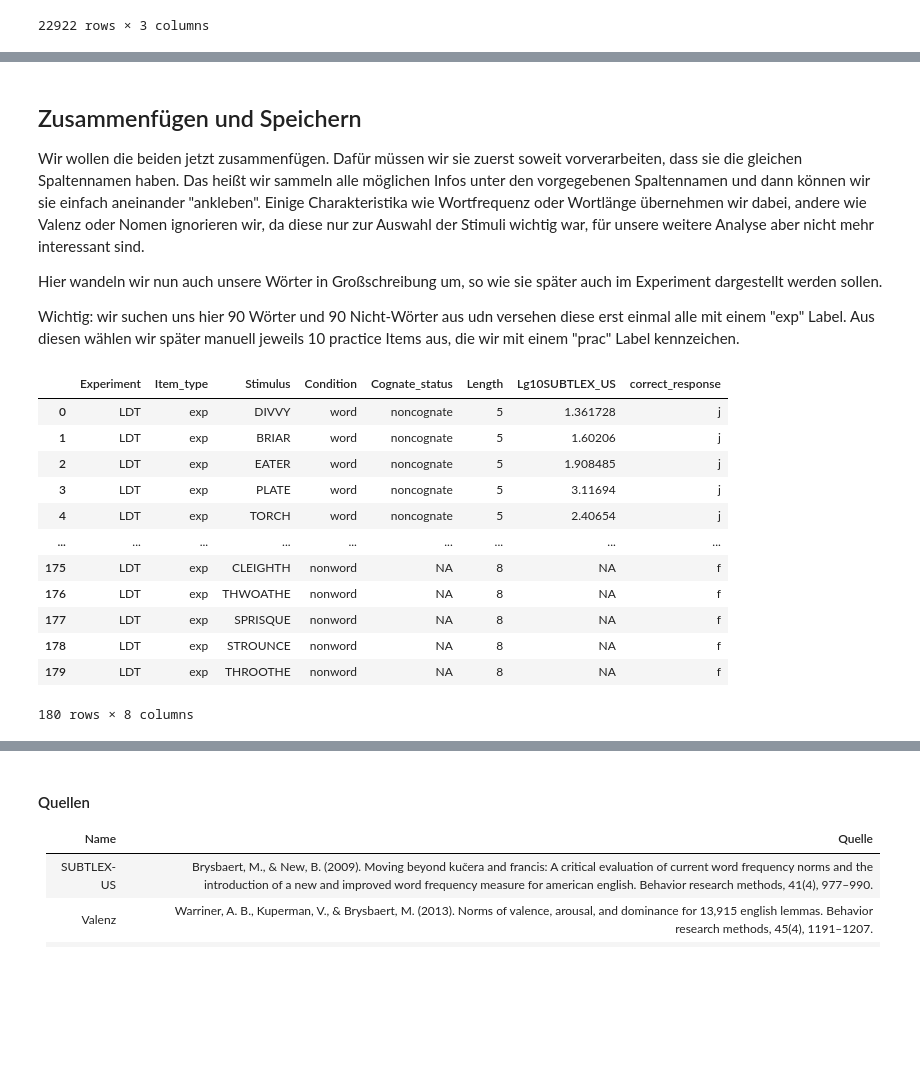
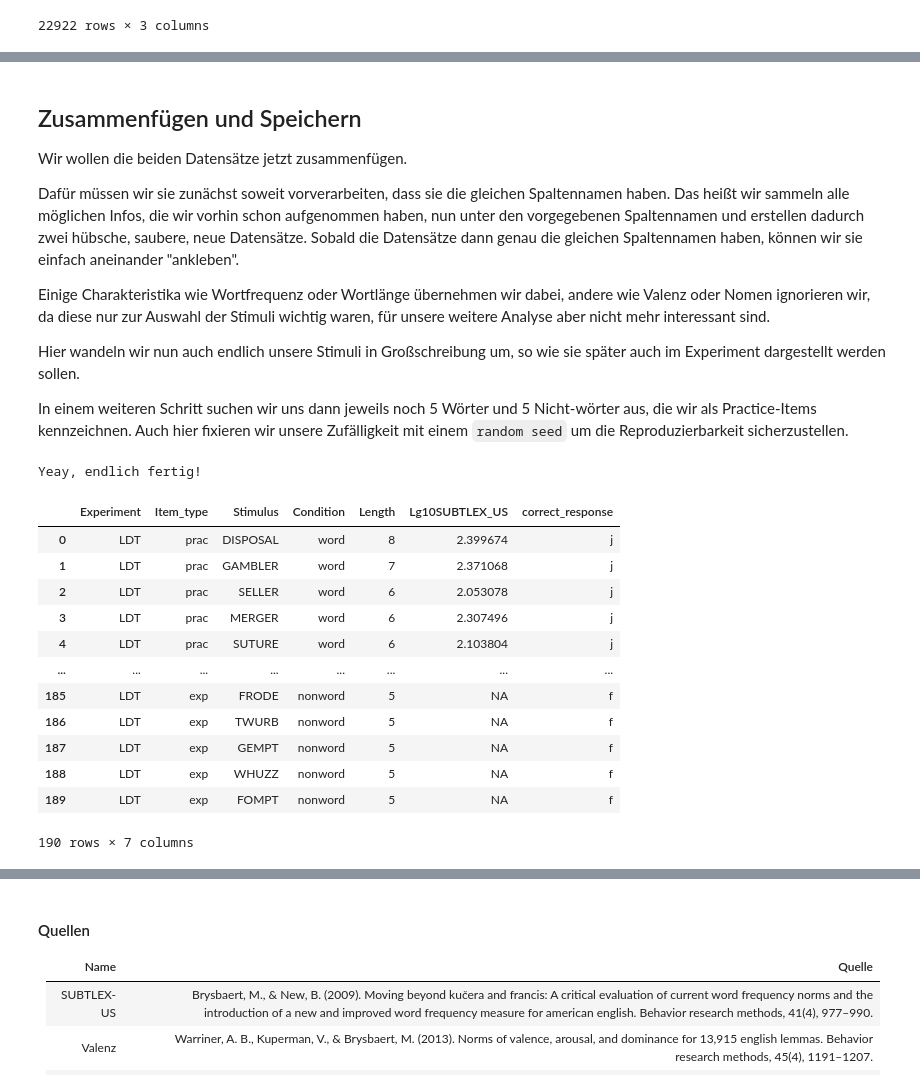
Before and after one commit to jasminorth/lang_emot_cognition, a Jupyter notebook: dataset_creation/dataset_creation.ipynb, the cells around one changed output, grey strips where cells are left out. Cells and saved outputs as stored; diff of their text form; code cells hidden in the pictures; blank space fills up the shorter version.

```diff
--- a/dataset_creation/dataset_creation.ipynb
+++ b/dataset_creation/dataset_creation.ipynb
@@ -62,11 +54,12 @@ True
 # Und wie viele wir haben wollen
 
 # Wie viele Wörter (und Nonwörter) wollen wir am Ende haben?
-# -> jeweils 80 Experimnet Items + 10 Practice Items (d.h. 180 insgesamt)
-N_WORDS = 90
+# insgesamt 10 practice items und 180 experiment items (6 Blöcke x 30 items = 180)
+# -> d.h. jeweils 5 practice items plus jeweils 90 experiment items (Wörter bzw. Nonwörter)
+N_WORDS = 95
 
 # Frequenz: die Range geht von 0.48 bis 6.33 (Logarithmus)
-MIN_FREQ = 1        # nichts zu niedrig frequentes (Zipf?)
+MIN_FREQ = 1        # nichts zu niederfrequentes (siehe Zipfsche Verteilung)
 MAX_FREQ = 4       # nichts zu hochfrequentes
 
 # Länge: die Range geht von 1.00 bis 28.00
@@ -757,8 +763,9 @@ for target in targets:
     selected.append(uniform_df.loc[idx])
     uniform_df = uniform_df.drop(idx)
 
+# mache aus der oben getroffenen Auswahl wieder einen Datensatz und sortiere ihn nach Wortlänge
 sampled = pd.DataFrame(selected)
-sampled = sampled.sort_values(by="length")
+sampled = sampled.sort_values(by="length").reset_index(drop=True)
 
 # Feedback
 print (f"""Found {len(sampled)} words that fit our prerequisites.
@@ -1072,10 +1088,14 @@ Matched Nonwords on length, now we have 90 words.
 # %% [markdown]
 ## Zusammenfügen und Speichern
 
-Wir wollen die beiden jetzt zusammenfügen. Dafür müssen wir sie zuerst soweit vorverarbeiten, dass sie die gleichen Spaltennamen haben. Das heißt wir sammeln alle möglichen Infos unter den vorgegebenen Spaltennamen und dann können wir sie einfach aneinander "ankleben". Einige Charakteristika wie Wortfrequenz oder Wortlänge übernehmen wir dabei, andere wie Valenz oder Nomen ignorieren wir, da diese nur zur Auswahl der Stimuli wichtig war, für unsere weitere Analyse aber nicht mehr interessant sind.
+Wir wollen die beiden Datensätze jetzt zusammenfügen.
 
-Hier wandeln wir nun auch unsere Wörter in Großschreibung um, so wie sie später auch im Experiment dargestellt werden sollen.
+Dafür müssen wir sie zunächst soweit vorverarbeiten, dass sie die gleichen Spaltennamen haben. Das heißt wir sammeln alle möglichen Infos, die wir vorhin schon aufgenommen haben, nun unter den vorgegebenen Spaltennamen und erstellen dadurch zwei hübsche, saubere, neue Datensätze. Sobald die Datensätze dann genau die gleichen Spaltennamen haben, können wir sie einfach aneinander "ankleben".
 
-Wichtig: wir suchen uns hier 90 Wörter und 90 Nicht-Wörter aus udn versehen diese erst einmal alle mit einem "exp" Label. Aus diesen wählen wir später manuell jeweils 10 practice Items aus, die wir mit einem "prac" Label kennzeichen.
+Einige Charakteristika wie Wortfrequenz oder Wortlänge übernehmen wir dabei, andere wie Valenz oder Nomen ignorieren wir, da diese nur zur Auswahl der Stimuli wichtig waren, für unsere weitere Analyse aber nicht mehr interessant sind.
+
+Hier wandeln wir nun auch endlich unsere Stimuli in Großschreibung um, so wie sie später auch im Experiment dargestellt werden sollen.
+
+In einem weiteren Schritt suchen wir uns dann jeweils noch 5 Wörter und 5 Nicht-wörter aus, die wir als Practice-Items kennzeichnen. Auch hier fixieren wir unsere Zufälligkeit mit einem ``random seed`` um die Reproduzierbarkeit sicherzustellen.
 # %%
 # # So ungefähr soll es dann aussehen:
@@ -1092,40 +1113,66 @@ Wichtig: wir suchen uns hier 90 Wörter und 90 Nicht-Wörter aus udn versehen di
 # %%
 word_df = pd.DataFrame({"Experiment": "LDT",    # immer LDT
         "Item_type": "exp",      # exp oder prac
         "Stimulus": sampled["word"].str.upper(),       # stimuli
         "Condition": "word",      # word oder nonword
-        "Cognate_status": "noncognate",     # noncognate oder NA
         "Length": sampled["length"],     # Wortlänge
         "Lg10SUBTLEX_US": sampled["freq"],     # Wortfrequenz oder NA
         "correct_response": "j"})       # j oder f
 
 nonword_df = pd.DataFrame({"Experiment": "LDT",    # immer LDT
         "Item_type": "exp",      # exp oder prac
         "Stimulus": selected_nonwords["nonword"].str.upper(),       # stimuli
         "Condition": "nonword",      # word oder nonword
-        "Cognate_status": "NA",     # noncognate oder NA
         "Length": selected_nonwords["length"],     # Wortlänge
         "Lg10SUBTLEX_US": "NA",     # Wortfrequenz oder NA
         "correct_response": "f"})       # j oder f
 
+
+# Practice items hinzufügen
+# Zufälligkeit fixieren (Reproducibility)
+np.random.seed(44)
+
+# suche zufällig 5 practice items aus dem Wörterdatensatz aus
+word_df = word_df.copy()
+word_prac_idx = np.random.choice(word_df.index, size = 5, replace = False)
+word_df.loc[word_prac_idx, "Item_type"] = "prac"
+
+# suche zufällig 5 practice items aus dem Nonworddatensatz aus
+# da beide Datensätze nach Länge geordnet sind und die gleiche Anzahl an Längen enthalten,
+# benutzen wir hier den gleichen Zufälligkeitsindex wie bei den Wörtern und bekommen so genau die
+# gleiche Wortlängenverteilung heraus
+nonword_df = nonword_df.copy()
+nonword_df.loc[word_prac_idx, "Item_type"] = "prac"
+
+# klebe die beiden Datensätze zusammen
 full_df = pd.concat([word_df, nonword_df], ignore_index = True)
+
+# sortieren, damits netter ausschaut
+# practice items zuerst, dann experiment items
+# Wörter vor Nicht-wörtern
+# und dann noch nach Länge
+full_df = full_df.sort_values(by=["Item_type", "Condition", "Length"], ascending = False).reset_index(drop=True)
+
+# Feedback
+print("Yeay, endlich fertig!")
 
 # So sieht das dann aus
 full_df
 # %% [output]
+Yeay, endlich fertig!
-|  | Experiment | Item_type | Stimulus | Condition | Cognate_status | Length | Lg10SUBTLEX_US | correct_response |
-| 0 | LDT | exp | DIVVY | word | noncognate | 5 | 1.361728 | j |
-| 1 | LDT | exp | BRIAR | word | noncognate | 5 | 1.60206 | j |
-| 2 | LDT | exp | EATER | word | noncognate | 5 | 1.908485 | j |
-| 3 | LDT | exp | PLATE | word | noncognate | 5 | 3.11694 | j |
-| 4 | LDT | exp | TORCH | word | noncognate | 5 | 2.40654 | j |
-| ... | ... | ... | ... | ... | ... | ... | ... | ... |
-| 175 | LDT | exp | CLEIGHTH | nonword | NA | 8 | NA | f |
-| 176 | LDT | exp | THWOATHE | nonword | NA | 8 | NA | f |
-| 177 | LDT | exp | SPRISQUE | nonword | NA | 8 | NA | f |
-| 178 | LDT | exp | STROUNCE | nonword | NA | 8 | NA | f |
-| 179 | LDT | exp | THROOTHE | nonword | NA | 8 | NA | f |
+|  | Experiment | Item_type | Stimulus | Condition | Length | Lg10SUBTLEX_US | correct_response |
+| 0 | LDT | prac | DISPOSAL | word | 8 | 2.399674 | j |
+| 1 | LDT | prac | GAMBLER | word | 7 | 2.371068 | j |
+| 2 | LDT | prac | SELLER | word | 6 | 2.053078 | j |
+| 3 | LDT | prac | MERGER | word | 6 | 2.307496 | j |
+| 4 | LDT | prac | SUTURE | word | 6 | 2.103804 | j |
+| ... | ... | ... | ... | ... | ... | ... | ... |
+| 185 | LDT | exp | FRODE | nonword | 5 | NA | f |
+| 186 | LDT | exp | TWURB | nonword | 5 | NA | f |
+| 187 | LDT | exp | GEMPT | nonword | 5 | NA | f |
+| 188 | LDT | exp | WHUZZ | nonword | 5 | NA | f |
+| 189 | LDT | exp | FOMPT | nonword | 5 | NA | f |
-180 rows × 8 columns
+190 rows × 7 columns
 # %%
 # Speichern
 full_df.to_csv("dataset_experiment_stimuli.csv", encoding='utf-8', index=False, sep = ";")
```
Also changed, not shown: parts of 31 cells of this notebook, 3 other files.
